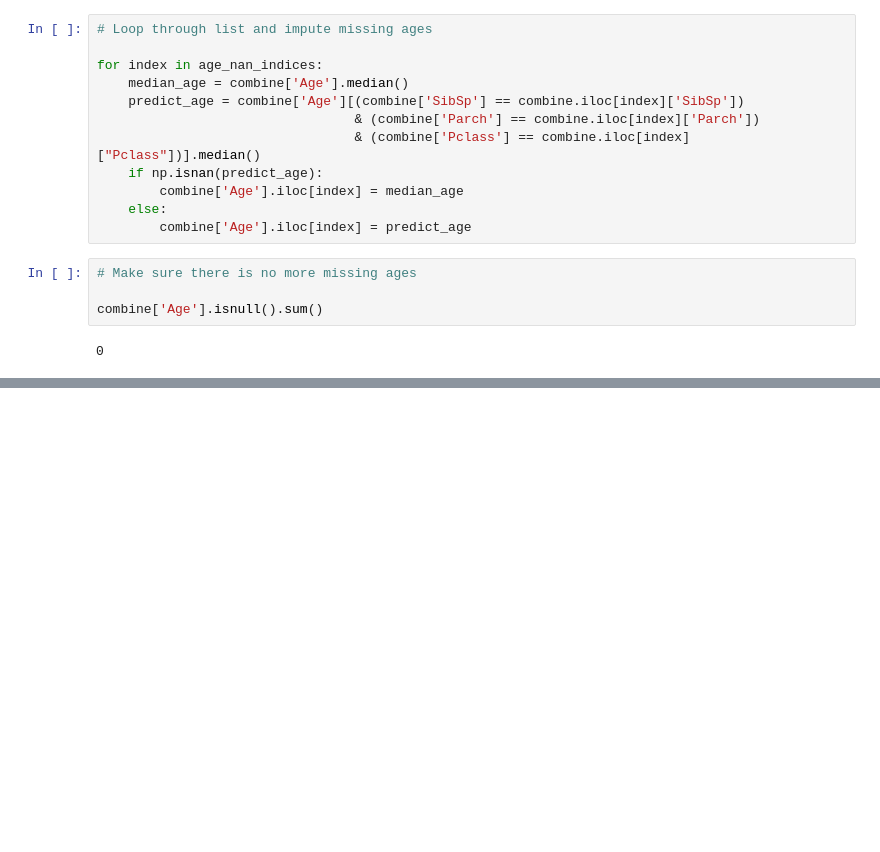
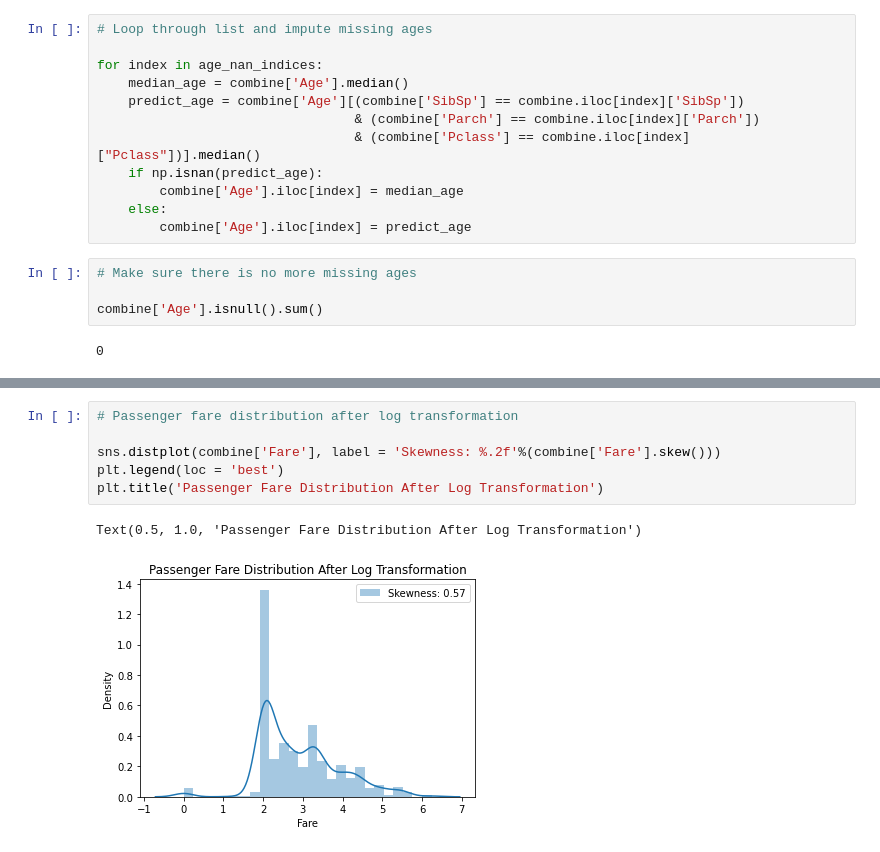
Before and after one commit to Kafka001/kaggle_titanic, a Jupyter notebook: titanic.ipynb, the cells around one changed output, grey strips where cells are left out. Drawn from its saved outputs; the diff is of its cells as text; blank space fills up the shorter version.

```diff
--- a/titanic.ipynb
+++ b/titanic.ipynb
@@ -616,0 +633,9 @@ combine['Age'].isnull().sum()
+# %%
+# Passenger fare distribution after log transformation
+
+sns.distplot(combine['Fare'], label = 'Skewness: %.2f'%(combine['Fare'].skew()))
+plt.legend(loc = 'best')
+plt.title('Passenger Fare Distribution After Log Transformation')
+# %% [output]
+Text(0.5, 1.0, 'Passenger Fare Distribution After Log Transformation')
+[figure, added]
```
Also changed, not shown: parts of 91 cells of this notebook, 5 other files.
